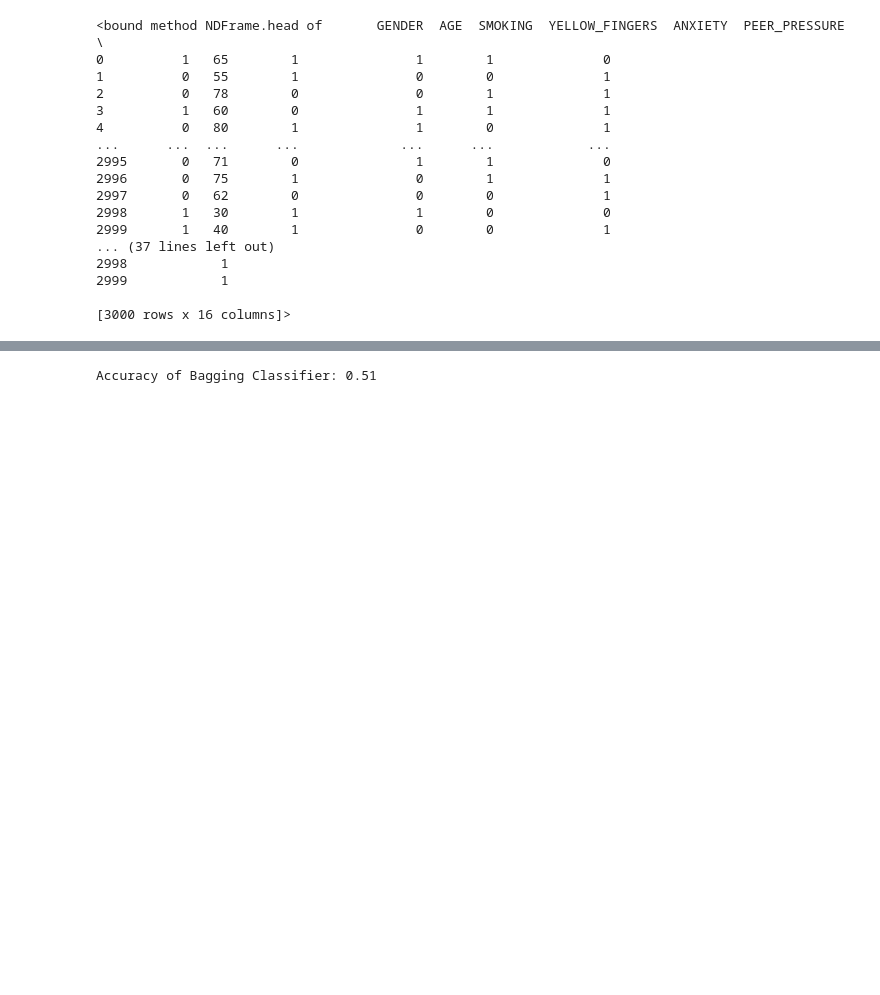
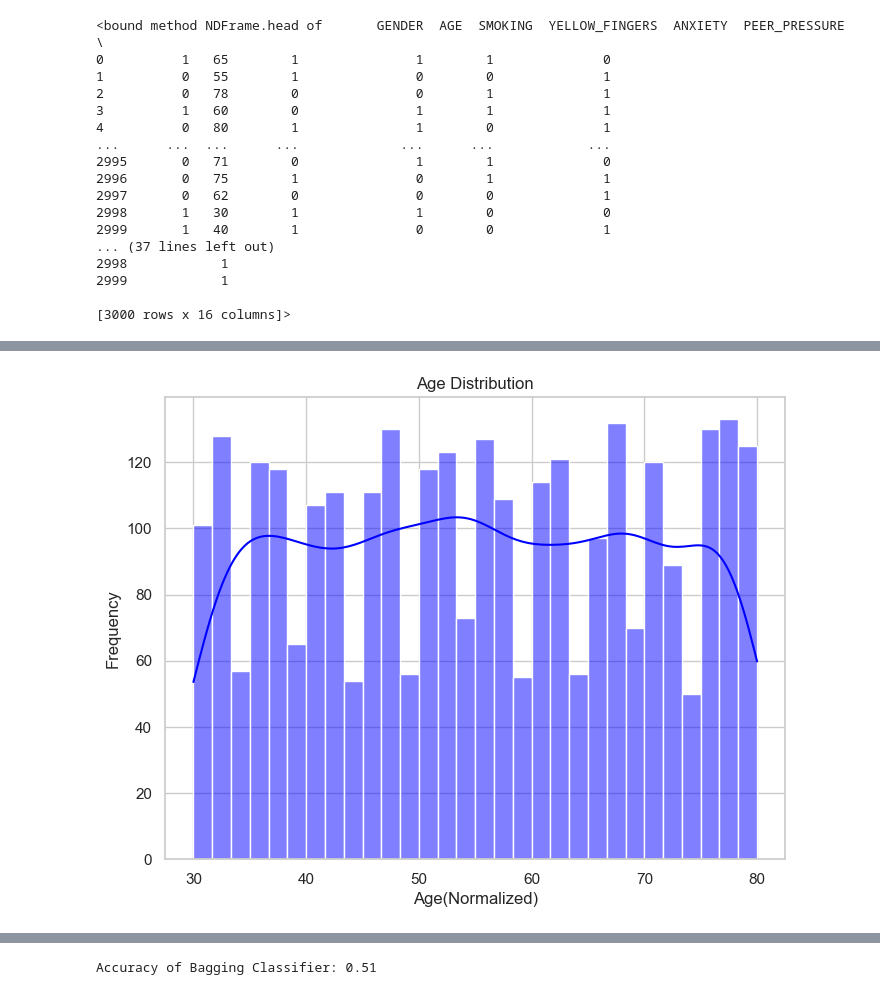
Before and after one commit to dunnjar/Lung-Cancer-Capstone-Project, a Jupyter notebook: Capstone_Troubleshooting.ipynb, the cells around one changed output, grey strips where cells are left out. Saved outputs shown, nothing was run; the diff lists cells and outputs as text; code cells hidden in the pictures; blank space fills up the shorter version.

```diff
--- a/Capstone_Troubleshooting.ipynb
+++ b/Capstone_Troubleshooting.ipynb
@@ -105,0 +103,15 @@ print(X)
+# %%
+#Looking at Age's Distribution
+import matplotlib.pyplot as plt
+import seaborn as sns
+sns.set(style="whitegrid")
+
+#Distribution of Age
+plt.figure(figsize=(8, 6))
+sns.histplot(LCD['AGE'], bins=30, kde=True, color='blue')
+plt.title('Age Distribution')
+plt.xlabel('Age(Normalized)')
+plt.ylabel('Frequency')
+plt.show()
+# %% [output]
+[figure, added]
```
Also changed, not shown: parts of 36 cells of this notebook.
